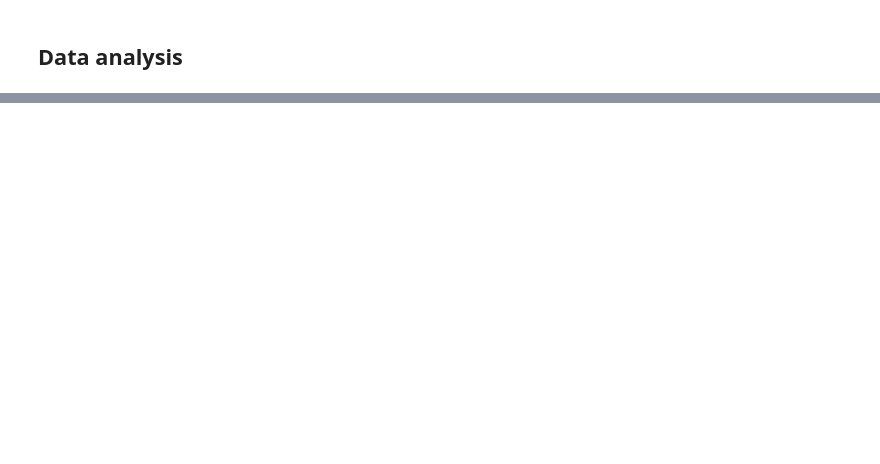
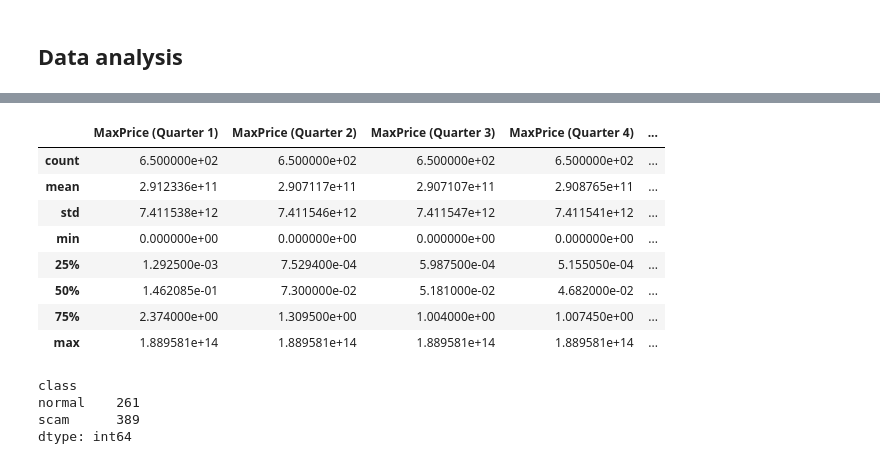
Before and after one commit to Luero/ML_RugPull_Detector, a Jupyter notebook: TM-RugPull initial analysis.ipynb, the cells around one changed output, grey strips where cells are left out. Saved outputs shown, nothing was run; the diff lists cells and outputs as text; code cells hidden in the pictures; blank space fills up the shorter version.

```diff
--- a/TM-RugPull initial analysis.ipynb
+++ b/TM-RugPull initial analysis.ipynb
@@ -114,0 +80,25 @@ train_set.head(10)
+# %%
+#Check the description of data
+
+description = train_set.describe()
+description
+# %% [output]
+|  | MaxPrice (Quarter 1) | MaxPrice (Quarter 2) | MaxPrice (Quarter 3) | MaxPrice (Quarter 4) | ... |
+| count | 6.500000e+02 | 6.500000e+02 | 6.500000e+02 | 6.500000e+02 | ... |
+| mean | 2.912336e+11 | 2.907117e+11 | 2.907107e+11 | 2.908765e+11 | ... |
+| std | 7.411538e+12 | 7.411546e+12 | 7.411547e+12 | 7.411541e+12 | ... |
+| min | 0.000000e+00 | 0.000000e+00 | 0.000000e+00 | 0.000000e+00 | ... |
+| 25% | 1.292500e-03 | 7.529400e-04 | 5.987500e-04 | 5.155050e-04 | ... |
+| 50% | 1.462085e-01 | 7.300000e-02 | 5.181000e-02 | 4.682000e-02 | ... |
+| 75% | 2.374000e+00 | 1.309500e+00 | 1.004000e+00 | 1.007450e+00 | ... |
+| max | 1.889581e+14 | 1.889581e+14 | 1.889581e+14 | 1.889581e+14 | ... |
+# %%
+#Check the balance between classes in the training set
+
+class_counts = train_set.groupby('class').size()
+print(class_counts)
+# %% [output]
+class
+normal    261
+scam      389
+dtype: int64
```
Also changed, not shown: parts of 10 cells of this notebook.
